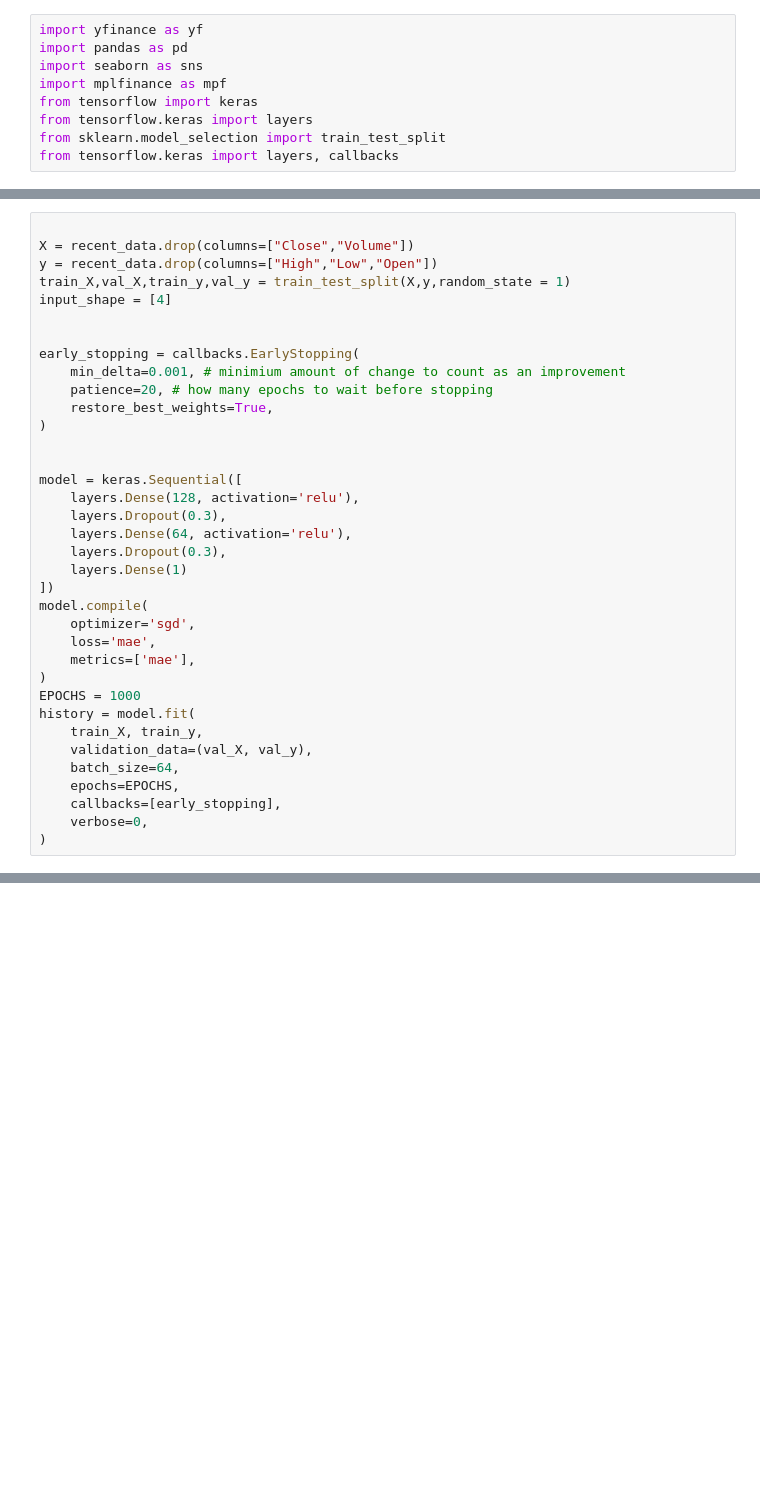
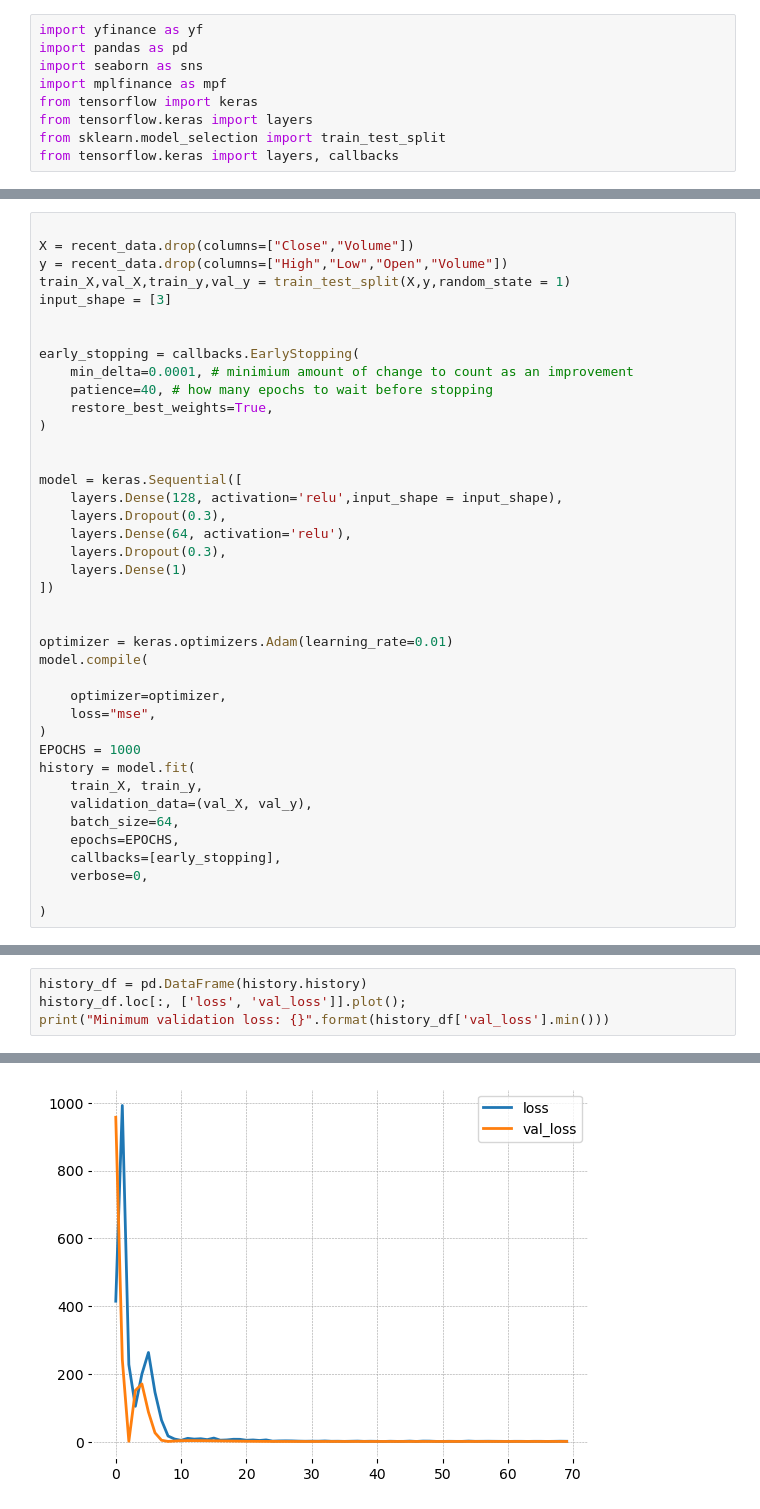
Before and after one commit to yohlimem/AI-Stonks, a Jupyter notebook: main.ipynb, the cells around one changed output, grey strips where cells are left out. Cells and saved outputs as stored; diff of their text form; blank space fills up the shorter version.

Commit message:
fixed the bugs and got a super low loss rate

```diff
--- a/main.ipynb
+++ b/main.ipynb
@@ -32,29 +32,32 @@ mpf.show()
 # %%
 
 X = recent_data.drop(columns=["Close","Volume"])
-y = recent_data.drop(columns=["High","Low","Open"])
+y = recent_data.drop(columns=["High","Low","Open","Volume"])
 train_X,val_X,train_y,val_y = train_test_split(X,y,random_state = 1)
-input_shape = [4]
+input_shape = [3]
 
 
 early_stopping = callbacks.EarlyStopping(
-    min_delta=0.001, # minimium amount of change to count as an improvement
-    patience=20, # how many epochs to wait before stopping
+    min_delta=0.0001, # minimium amount of change to count as an improvement
+    patience=40, # how many epochs to wait before stopping
     restore_best_weights=True,
 )
 
 
 model = keras.Sequential([
-    layers.Dense(128, activation='relu'),
+    layers.Dense(128, activation='relu',input_shape = input_shape),
     layers.Dropout(0.3),
     layers.Dense(64, activation='relu'),
     layers.Dropout(0.3),
     layers.Dense(1)
 ])
+
+
+optimizer = keras.optimizers.Adam(learning_rate=0.01)
 model.compile(
-    optimizer='sgd',
-    loss='mae',
-    metrics=['mae'],
+
+    optimizer=optimizer,
+    loss="mse",
 )
 EPOCHS = 1000
 history = model.fit(
@@ -64,6 +67,7 @@ history = model.fit(
     epochs=EPOCHS,
     callbacks=[early_stopping],
     verbose=0,
+
 )
 # %%
 checl_data =  yf.download("AZN",period= "1d")
@@ -112,0 +116,5 @@ DatetimeIndex(['2024-02-07', '2024-02-08', '2024-02-09', '2024-02-12',
+# %%
+history_df = pd.DataFrame(history.history)
+history_df.loc[:, ['loss', 'val_loss']].plot();
+print("Minimum validation loss: {}".format(history_df['val_loss'].min()))
+# %% [output]
@@ -112,0 +122 @@ DatetimeIndex(['2024-02-07', '2024-02-08', '2024-02-09', '2024-02-12',
+[figure, added]
```
Also changed, not shown: parts of 6 cells of this notebook.
